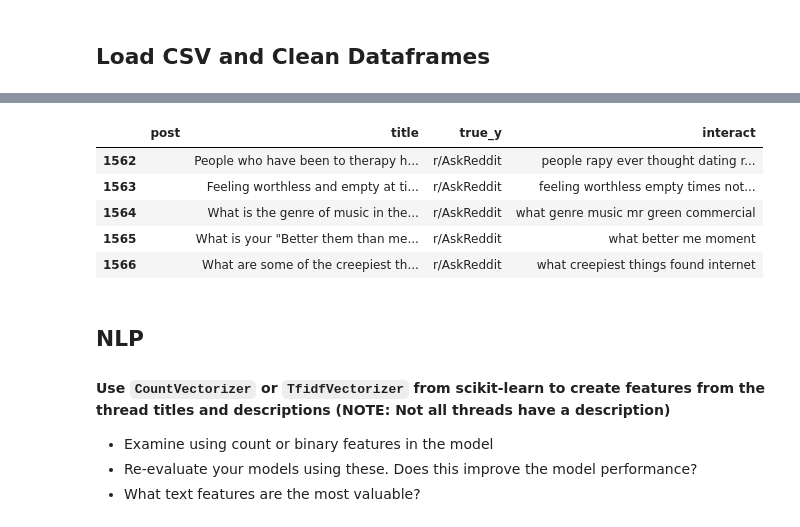
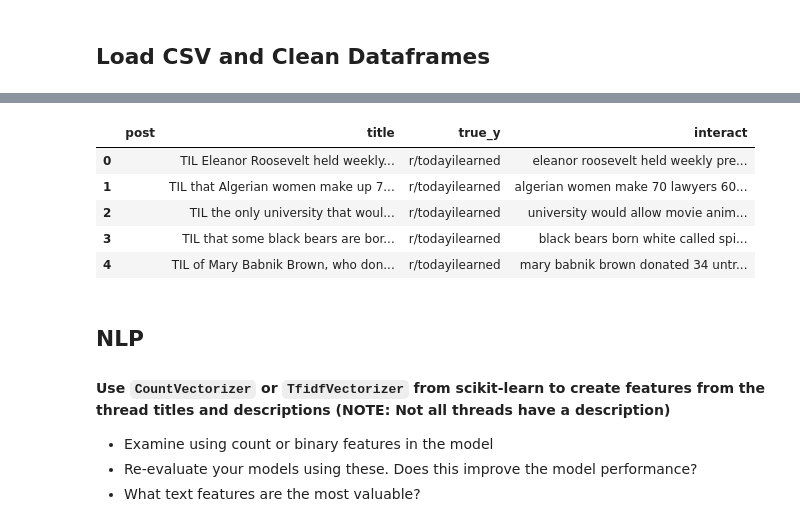
Before and after one commit to wsuh60/reddit_classification, a Jupyter notebook: TIL & AskReddit.ipynb, the cells around one changed output, grey strips where cells are left out. Cells and saved outputs as stored; diff of their text form; code cells hidden in the pictures.

```diff
--- a/TIL & AskReddit.ipynb
+++ b/TIL & AskReddit.ipynb
@@ -326,14 +359,26 @@ from nltk.corpus import stopwords
 stop = stopwords.words('english')
 
 concat_df['interact'] = concat_df['interact'].apply(lambda x: ' '.join([word for word in x.split(' ') if word not in (stop)]))
+# %%
+# Use BeautifulSoup to get rid of html artifacts.
+
+concat_df['interact'] = concat_df['interact'].map(lambda x: BeautifulSoup(x,'lxml').get_text())
+
+# Initialize Lemmatizer
+lemmatizer = WordNetLemmatizer()
+concat_df['interact'] = [lemmatizer.lemmatize(word) for word in concat_df['interact']]
+
+# lower case
+concat_df['interact'] = [word.lower() for word in concat_df['interact']]
+
+# get rid of all special characters using Regex
+concat_df['interact'] = [re.sub('[^A-Za-z0-9]+', ' ', word) for word in concat_df['interact']]
 # %%
 # Remove "TIL" from concat_df['interact'] because it would be too easy.
 # Remove "?" from concat_df['interact'] because almost all of AskReddit ends in a question mark.
 # Remove other punctuation marks and lower case everything.
 
-artifact = ['\n\n', '\n', '\t', '#', r'r/', 'https://', 'www.', 'http://', 'reddit.com', 'wiki',
-            '.', ',', '-',';','"', ':', "[", "[", "(", ")", '[/', '/', '?', "'", '*', '$', '&',
-            'TIL', 'the', 'reddit', 'it', 'be']
+artifact = ['?', 'til']
 for i in artifact:
     concat_df['interact'] = concat_df['interact'].map(lambda x: x.replace(i, ''))
 
@@ -343,14 +388,14 @@ concat_df['interact'] = concat_df['interact'].str.lower()
 
 one_hot = pd.get_dummies(concat_df['true_y'])
 # %%
-concat_df.tail() # It's clean!
+concat_df.head() # It's clean!
 # %% [output]
 |  | post | title | true_y | interact |
-| 1562 |  | People who have been to therapy h... | r/AskReddit | people rapy ever thought dating r... |
-| 1563 |  | Feeling worthless and empty at ti... | r/AskReddit | feeling worthless empty times not... |
-| 1564 |  | What is the genre of music in the... | r/AskReddit | what genre music mr green commercial |
-| 1565 |  | What is your "Better them than me... | r/AskReddit | what better me moment |
-| 1566 |  | What are some of the creepiest th... | r/AskReddit | what creepiest things found internet |
+| 0 |  | TIL Eleanor Roosevelt held weekly... | r/todayilearned | eleanor roosevelt held weekly pre... |
+| 1 |  | TIL that Algerian women make up 7... | r/todayilearned | algerian women make 70 lawyers 60... |
+| 2 |  | TIL the only university that woul... | r/todayilearned | university would allow movie anim... |
+| 3 |  | TIL that some black bears are bor... | r/todayilearned | black bears born white called spi... |
+| 4 |  | TIL of Mary Babnik Brown, who don... | r/todayilearned | mary babnik brown donated 34 untr... |
 # %%
 X = concat_df['interact']
 y = concat_df['true_y']
```
Also changed, not shown: parts of 42 cells of this notebook, 2 other files.
